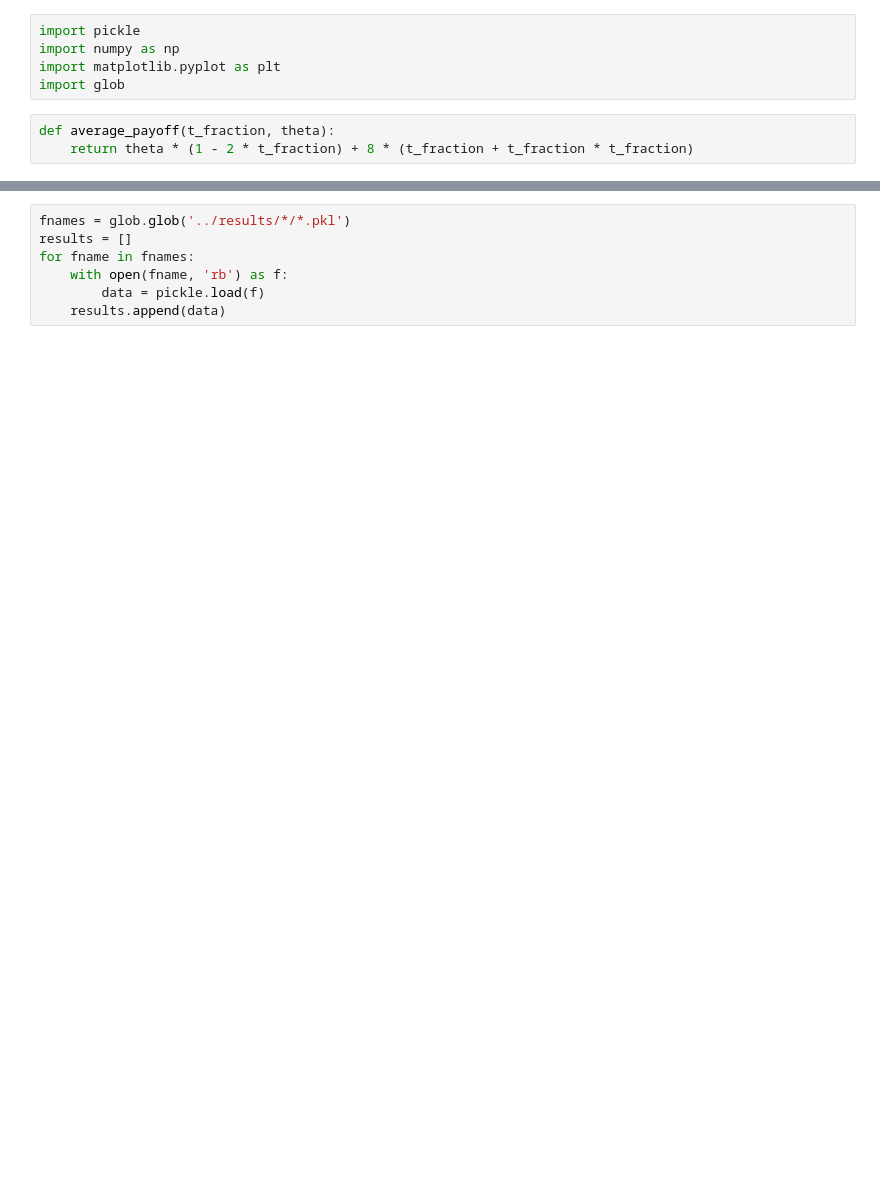
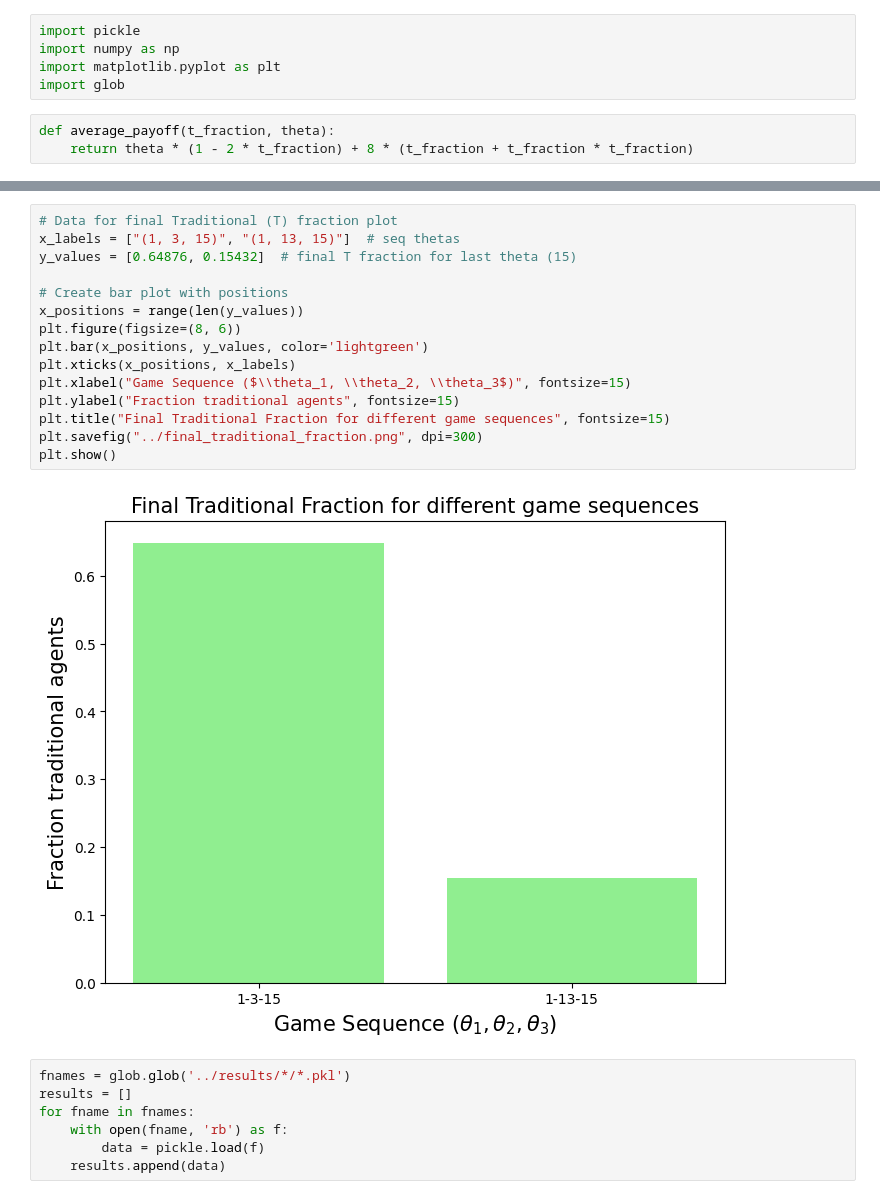
Before and after one commit to ritams/institution-design, a Jupyter notebook: notebooks/analysis.ipynb, the cells around one changed output, grey strips where cells are left out. Saved outputs shown, nothing was run; the diff lists cells and outputs as text; blank space fills up the shorter version.

```diff
--- a/notebooks/analysis.ipynb
+++ b/notebooks/analysis.ipynb
@@ -9,3 +26,20 @@ def average_payoff(t_fraction, theta):
+# %%
+# Data for final Traditional (T) fraction plot
+x_labels = ["(1, 3, 15)", "(1, 13, 15)"]  # seq thetas
+y_values = [0.64876, 0.15432]  # final T fraction for last theta (15)
+
+# Create bar plot with positions
+x_positions = range(len(y_values))
+plt.figure(figsize=(8, 6))
+plt.bar(x_positions, y_values, color='lightgreen')
+plt.xticks(x_positions, x_labels)
+plt.xlabel("Game Sequence ($\\theta_1, \\theta_2, \\theta_3$)", fontsize=15)
+plt.ylabel("Fraction traditional agents", fontsize=15)
+plt.title("Final Traditional Fraction for different game sequences", fontsize=15)
+plt.savefig("../final_traditional_fraction.png", dpi=300)
+plt.show()
+# %% [output]
+[figure, added]
 # %%
 fnames = glob.glob('../results/*/*.pkl')
 results = []
```
Also changed, not shown: parts of 6 cells of this notebook, 2 other files.
